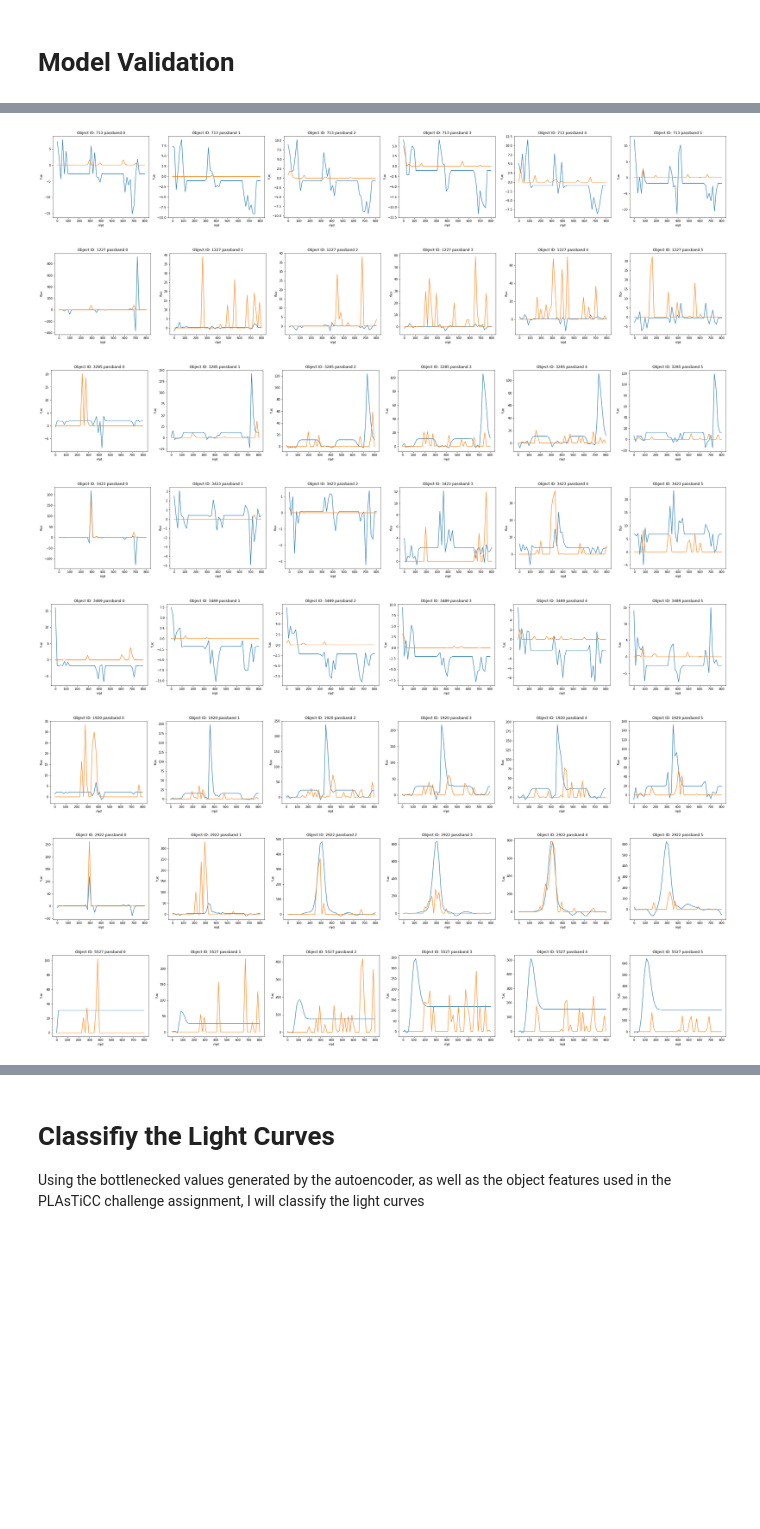
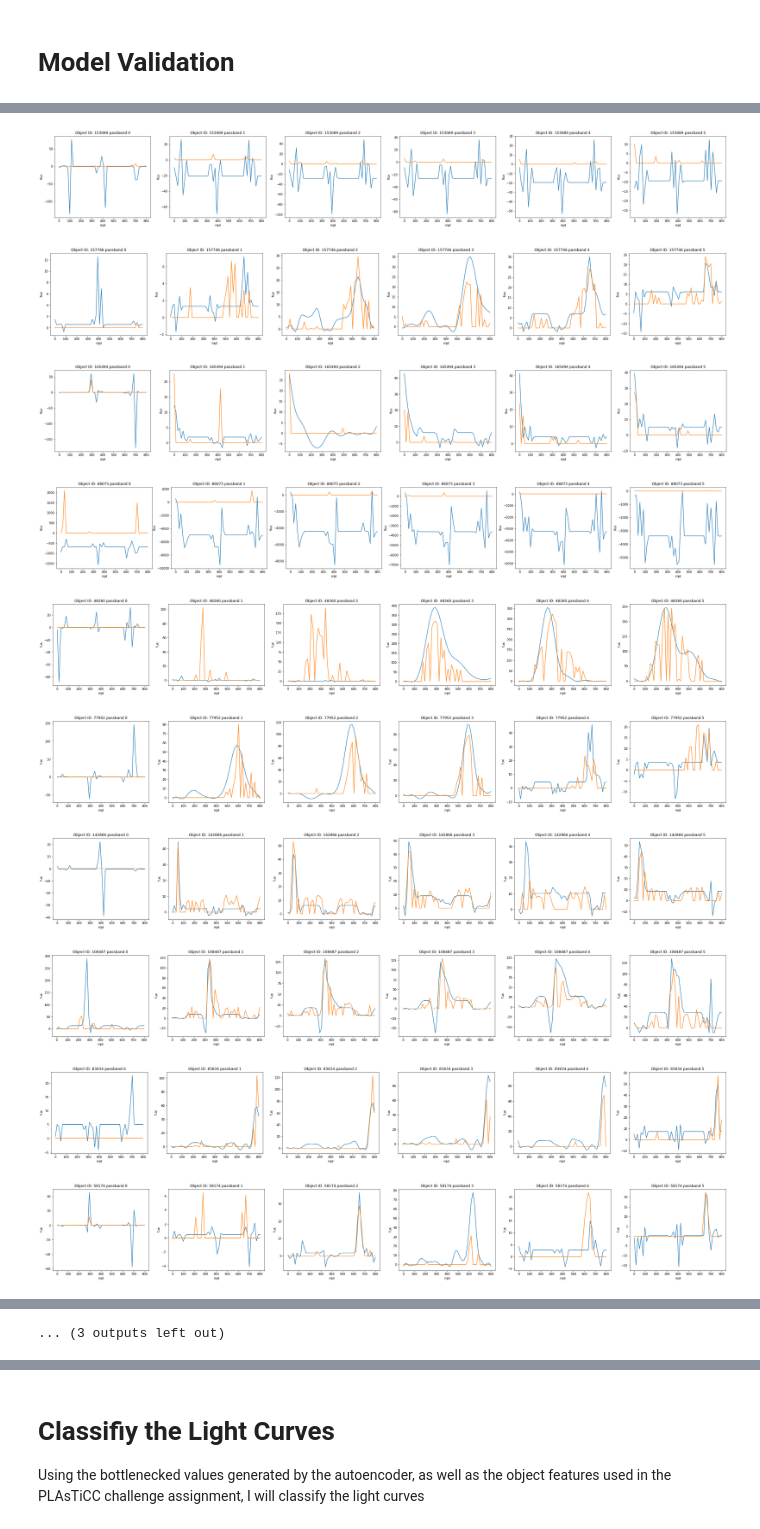
Before and after one commit to DesiPilla/MLTSA_DPilla, a Jupyter notebook: HW9/HW9.ipynb, the cells around one changed output, grey strips where cells are left out. Saved outputs shown, nothing was run; the diff lists cells and outputs as text; code cells hidden in the pictures; blank space fills up the shorter version.

```diff
--- a/HW9/HW9.ipynb
+++ b/HW9/HW9.ipynb
@@ -105,30 +184,15 @@ def make_gp(mjd, flux):
 # %%
-mjds = []
-fluxs = []
-object_ids = []
-passbands = []
-
-for i, obj in enumerate(list(lcvs.object_id.unique())):
-    print('Fitting object {0}/{1}'.format(i+1, len(lcvs.object_id.unique())))
+for i, obj in enumerate(list(lcvs.object_id.unique())[:10]):
     fig, ax = plt.subplots(1, 6, figsize=(40, 5))
     for p in range(6):
         mjd = lcvs[lcvs.object_id == obj][lcvs.passband == p]['mjd'].to_numpy()
         mjd = mjd - mjd[0]  # Set initial time to '0'
         flux = lcvs[lcvs.object_id == obj][lcvs.passband == p]['flux'].to_numpy()
-        detected = lcvs[lcvs.object_id == obj][lcvs.passband == p]['detected'].to_numpy()
 
-        mjd_even, flux_even = make_gp(mjd, flux)
-
-        mjds.append(mjd_even)
-        fluxs.append(flux_even)
-        object_ids.append(np.ones(len(mjd_even)) * obj)
-        passbands.append(np.ones(len(mjd_even)) * p)
-
-        ax[p].plot(mjd_even, flux_even, label='Gaussian process')
+        ax[p].plot(mjds[i*6 + p], fluxs[i*6 + p], label='Gaussian process')
         ax[p].errorbar(mjd, flux, fmt='o', markersize=7, label='data')
         ax[p].set_title('Object ID: {0} passband {1}'.format(obj, p))
         ax[p].set_ylabel('flux')
         ax[p].set_xlabel('mjd')
-
-    fig.show();
+        fig.show();
 # %% [output]
@@ -259,3 +303,6 @@ Epoch 1000/1000
+# %%
+history = pickle.load(open('/trainHistoryDict', 'rb'))
+model = keras.models.load_model('model.h5')
 # %% [markdown]
 # Model Validation
 # %%
@@ -271,24 +318,30 @@ y_pred = model.predict(X_test)
 # %%
-for i in range(len(X_test)):
+# Predict the light curves of the test set using the autoencoder
+y_pred = model.predict(X_test)
+
+# Plot these re-creations and see how they compare to the original curves
+for i in range(len(X_test))[:15]:
     fig, ax = plt.subplots(1, 6, figsize=(40, 5))
     for p in range(6):
         test_mjds = np.linspace(0, 800)
         orig = X_test.values[i].reshape(6, 50)
         pred = y_pred[i].reshape(6, 50)
 
         ax[p].plot(test_mjds, orig[p], label='original series')
         ax[p].plot(test_mjds, pred[p], label='re-created series')
 
         ax[p].set_title('Object ID: {0} passband {1}'.format(X_test.index[i], p))
         ax[p].set_ylabel('flux')
         ax[p].set_xlabel('mjd')
     fig.show();
 # %% [output]
-[figure, old version]
+[figure, new version]
-[figure, old version]
+[figure, new version]
-[figure, old version]
+[figure, new version]
-[figure, old version]
+[figure, new version]
-[figure, old version]
+[figure, new version]
-[figure, old version]
+[figure, new version]
-[figure, old version]
+[figure, new version]
-[figure, old version]
+[figure, new version]
+[figure, added]
+[figure, added]
@@ -294,0 +350 @@ for i in range(len(X_test)):
+... (3 outputs left out)
```
Also changed, not shown: parts of 41 cells of this notebook.
